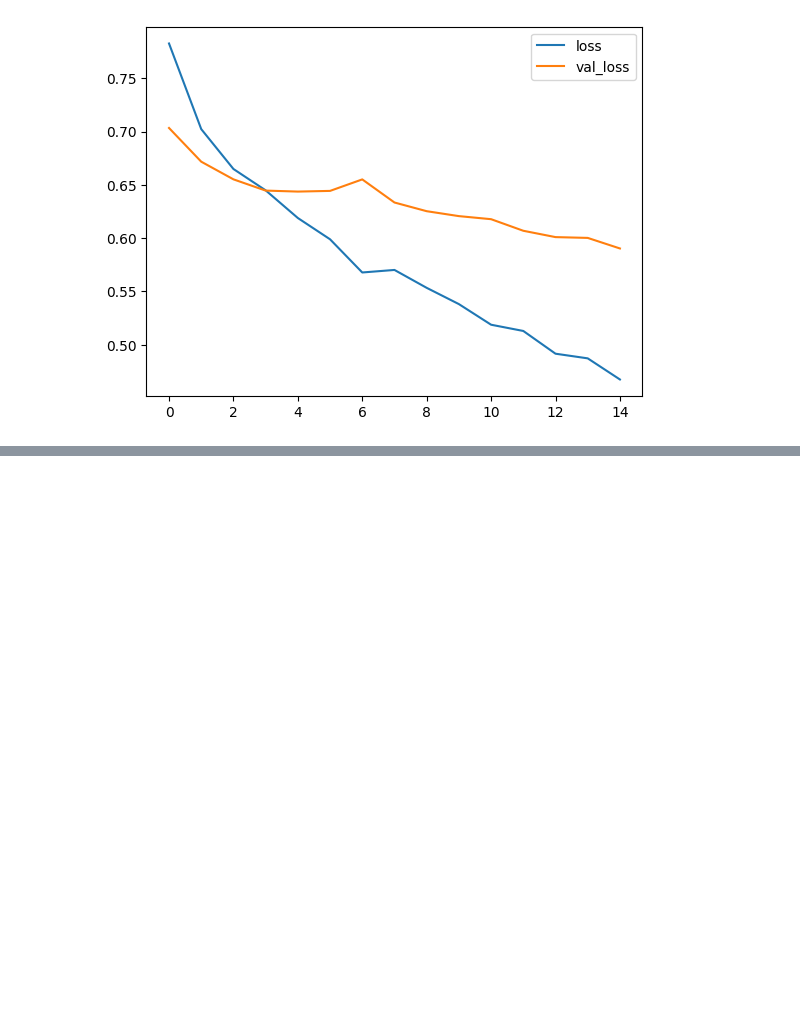
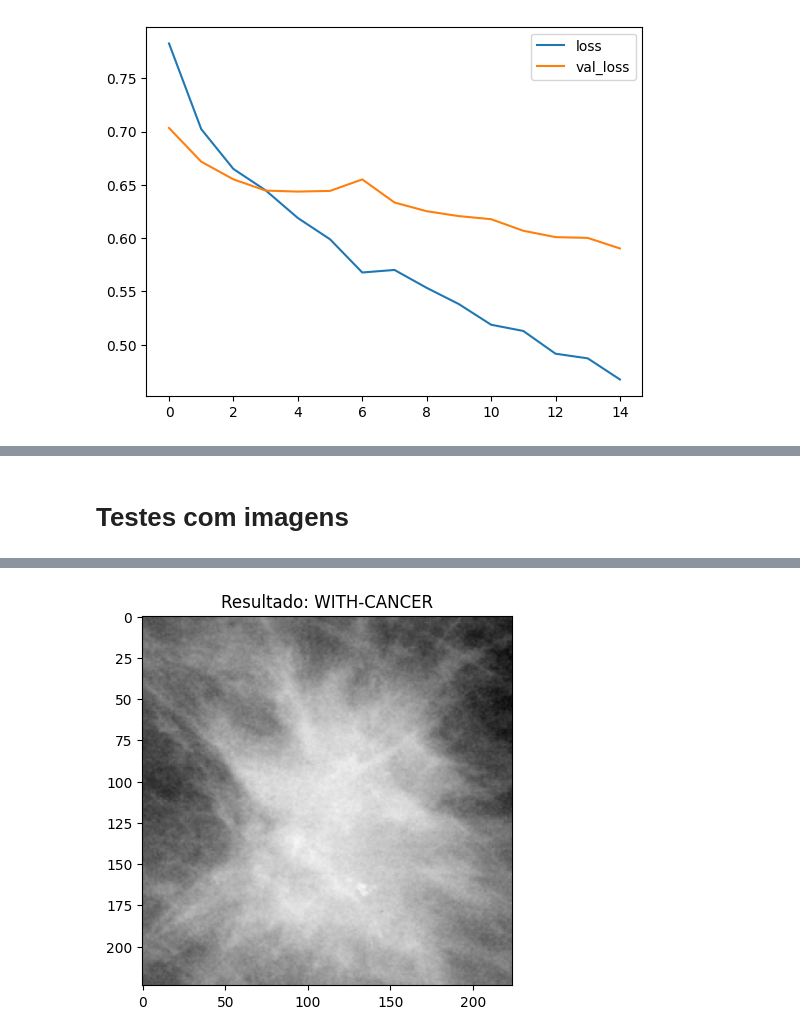
Before and after one commit to Vaftir/Breast-Cancer-Detection-AI-System, a Jupyter notebook: TCC2_MODELS.ipynb, the cells around one changed output, grey strips where cells are left out. Cells and saved outputs as stored; diff of their text form; code cells hidden in the pictures; blank space fills up the shorter version.

Commit message:
mudando models

```diff
--- a/TCC2_MODELS.ipynb
+++ b/TCC2_MODELS.ipynb
@@ -100,9 +103,0 @@ for layer in base_model.layers:  # ´Passo para eu não retreinar as camadas do
-# %%
-modelo = Sequential([ base_model,
-                     GlobalAveragePooling2D(),
-                     Dense(128, activation='relu'),
-                     Dropout(0.2),
-                     Dense(2, activation='Softmax')
-])
-
-modelo.summary() ## me
@@ -130,12 +103,0 @@ _________________________________________________________________
-# %%
-modelo.compile(optimizer=Adam(learning_rate=1e-4),
-               loss='categorical_crossentropy',
-               metrics=['accuracy']
-               )
-
-history = modelo.fit(train_gen,
-           validation_data=validation_gen,
-           epochs=10,
-           batch_size=16,
-           callbacks=[tensorBoard]
-        )
@@ -614,0 +286,4 @@ pd2[['loss', 'val_loss']].plot()
+# %%
+# carregando o modelo
+modelo_op = tf.keras.models.load_model('models/best_model_epoch.h5')
+predictions = modelo_op.predict(test_gen, verbose=1)
@@ -892,5 +383,6 @@ ValueError: The number of FixedLocator locations (1), usually from a call to set
+# %% [markdown]
+# Testes com imagens
 # %%
-
 def predicao(modelo, path):
     image = Image.open(path)
 
@@ -910,6 +402,7 @@ def predicao(modelo, path):
     imp_np2=img_np.reshape(1,224,224,3)
     result = modelo_op.predict(imp_np2)
     id_max= result[0].argmax()
-    index_to_class = {v: k for k, v in train_gen.class_indices.items()}
+    index_to_class = {v: k for k, v in train_gen_32.class_indices.items()}
     plt.title(f'Resultado: {index_to_class[id_max]}')
     plt.imshow(resized_image)
+    plt.show()
@@ -920,0 +409,3 @@ modelo = Sequential(
+# %%
+predicao(modelo_op, 'DATASETS/TESTING/WITH-CANCER/2-005.jpg')
+# %% [output]
@@ -920,0 +413 @@ modelo = Sequential(
+[figure, added]
```
Also changed, not shown: parts of 50 cells of this notebook.
